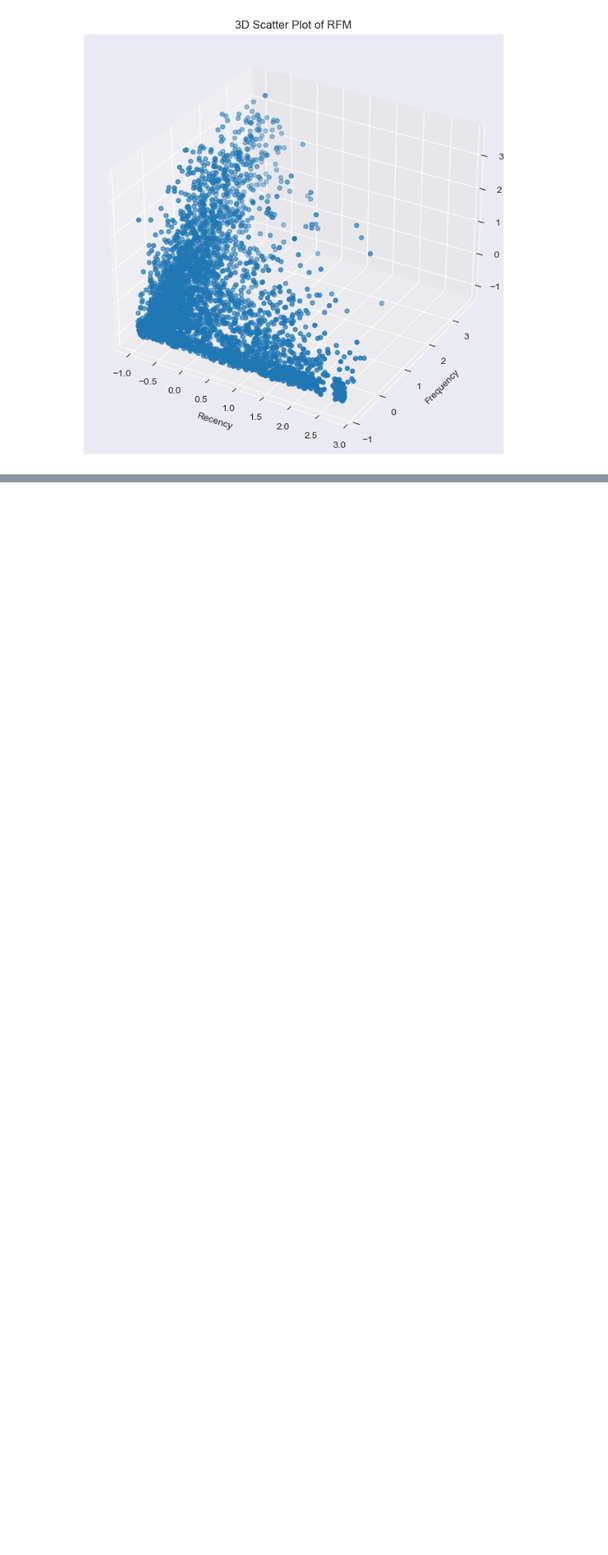
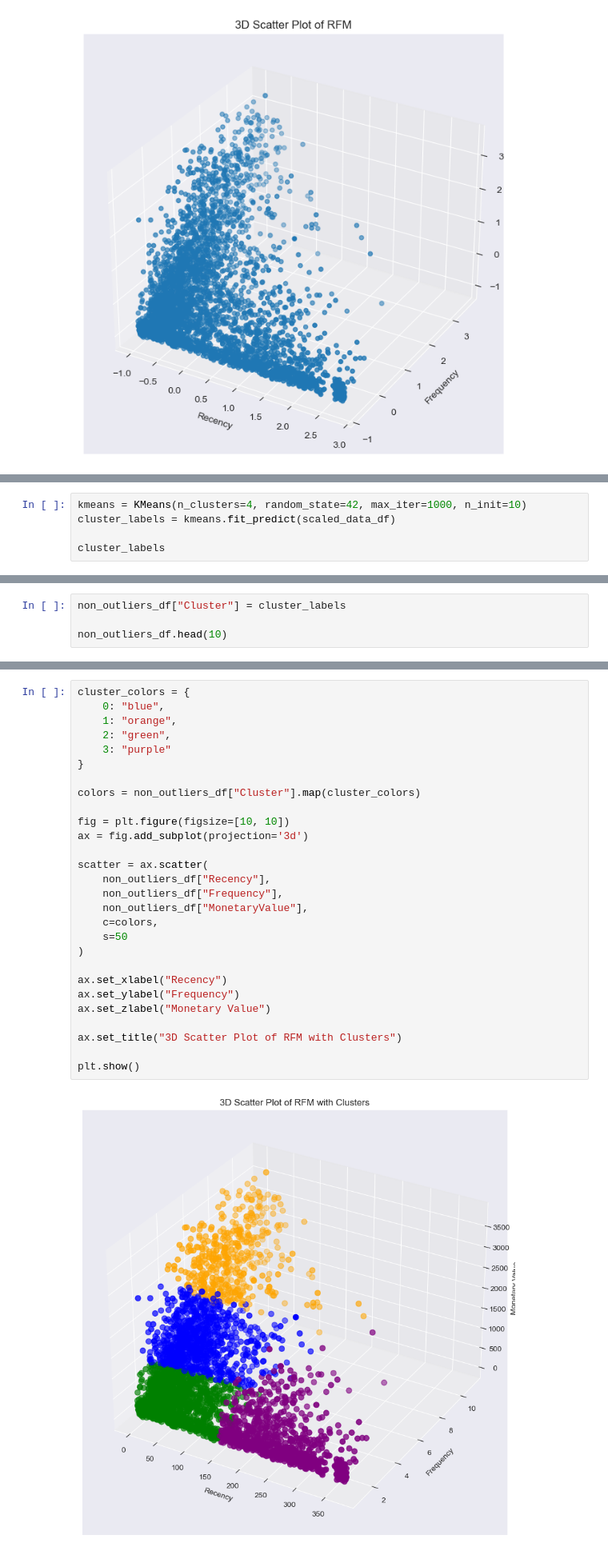
Before and after one commit to joaomarcosmb/online-retail-data-clustering, a Jupyter notebook: main.ipynb, the cells around one changed output, grey strips where cells are left out. Shown at 80% size. Saved outputs shown, nothing was run; the diff lists cells and outputs as text; blank space fills up the shorter version.

```diff
--- a/main.ipynb
+++ b/main.ipynb
@@ -575,0 +629,5 @@ plt.show()
+# %%
+kmeans = KMeans(n_clusters=4, random_state=42, max_iter=1000, n_init=10)
+cluster_labels = kmeans.fit_predict(scaled_data_df)
+
+cluster_labels
@@ -575,0 +636,4 @@ plt.show()
+# %%
+non_outliers_df["Cluster"] = cluster_labels
+
+non_outliers_df.head(10)
@@ -575,0 +657,30 @@ plt.show()
+# %%
+cluster_colors = {
+    0: "blue",
+    1: "orange",
+    2: "green",
+    3: "purple"
+}
+
+colors = non_outliers_df["Cluster"].map(cluster_colors)
+
+fig = plt.figure(figsize=[10, 10])
+ax = fig.add_subplot(projection='3d')
+
+scatter = ax.scatter(
+    non_outliers_df["Recency"],
+    non_outliers_df["Frequency"],
+    non_outliers_df["MonetaryValue"],
+    c=colors,
+    s=50
+)
+
+ax.set_xlabel("Recency")
+ax.set_ylabel("Frequency")
+ax.set_zlabel("Monetary Value")
+
+ax.set_title("3D Scatter Plot of RFM with Clusters")
+
+plt.show()
+# %% [output]
+[figure, added]
```
Also changed, not shown: parts of 14 cells of this notebook.
